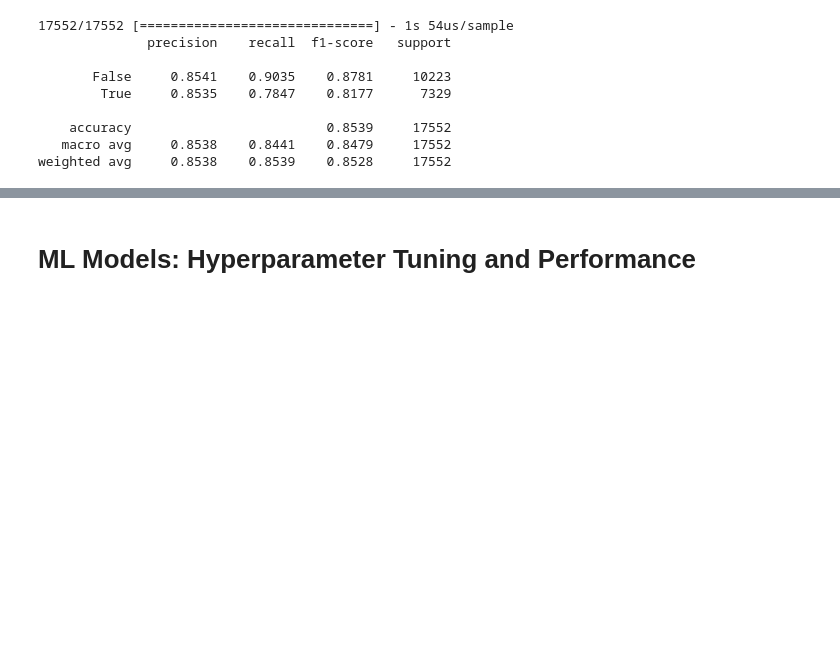
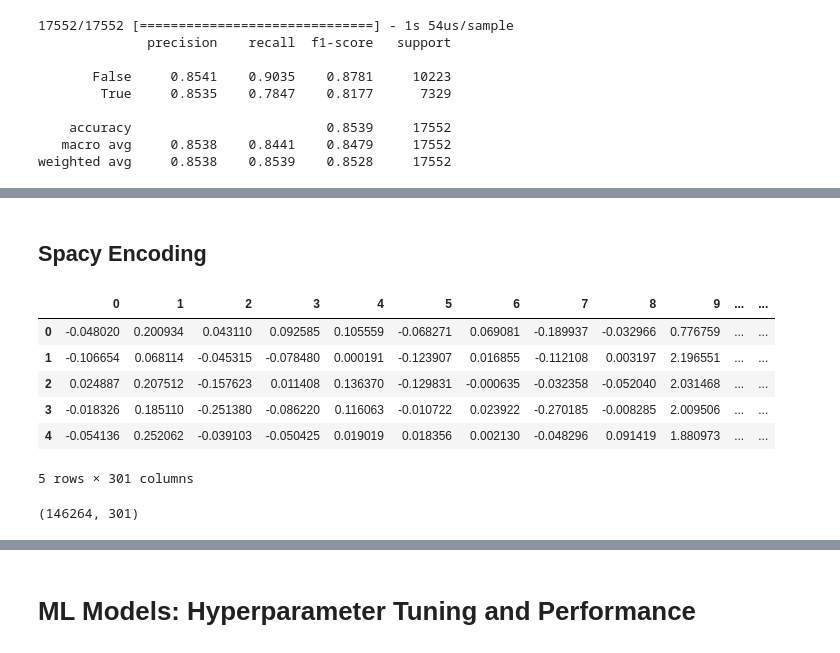
Before and after one commit to BloomTech-Labs/allay-ds, a Jupyter notebook: exploration/train_models.ipynb, the cells around one changed output, grey strips where cells are left out. Saved outputs shown, nothing was run; the diff lists cells and outputs as text; code cells hidden in the pictures; blank space fills up the shorter version.

```diff
--- a/exploration/train_models.ipynb
+++ b/exploration/train_models.ipynb
@@ -496,0 +649,2 @@ wandb.log({'accuracy':accuracy, 'recall':recall,
+# %% [markdown]
+## Spacy Encoding
@@ -496,0 +657,16 @@ wandb.log({'accuracy':accuracy, 'recall':recall,
+# %%
+df = pd.read_pickle("data/vectors_md_2020-05-04-16-27-18Z.pkl.xz", compression='xz')
+# %%
+df.head()
+# %% [output]
+|  | 0 | 1 | 2 | 3 | 4 | 5 | 6 | 7 | 8 | 9 | ... | ... |
+| 0 | -0.048020 | 0.200934 | 0.043110 | 0.092585 | 0.105559 | -0.068271 | 0.069081 | -0.189937 | -0.032966 | 0.776759 | ... | ... |
+| 1 | -0.106654 | 0.068114 | -0.045315 | -0.078480 | 0.000191 | -0.123907 | 0.016855 | -0.112108 | 0.003197 | 2.196551 | ... | ... |
+| 2 | 0.024887 | 0.207512 | -0.157623 | 0.011408 | 0.136370 | -0.129831 | -0.000635 | -0.032358 | -0.052040 | 2.031468 | ... | ... |
+| 3 | -0.018326 | 0.185110 | -0.251380 | -0.086220 | 0.116063 | -0.010722 | 0.023922 | -0.270185 | -0.008285 | 2.009506 | ... | ... |
+| 4 | -0.054136 | 0.252062 | -0.039103 | -0.050425 | 0.019019 | 0.018356 | 0.002130 | -0.048296 | 0.091419 | 1.880973 | ... | ... |
+5 rows × 301 columns
+# %%
+df.shape
+# %% [output]
+(146264, 301)
```
Also changed, not shown: parts of 36 cells of this notebook.
